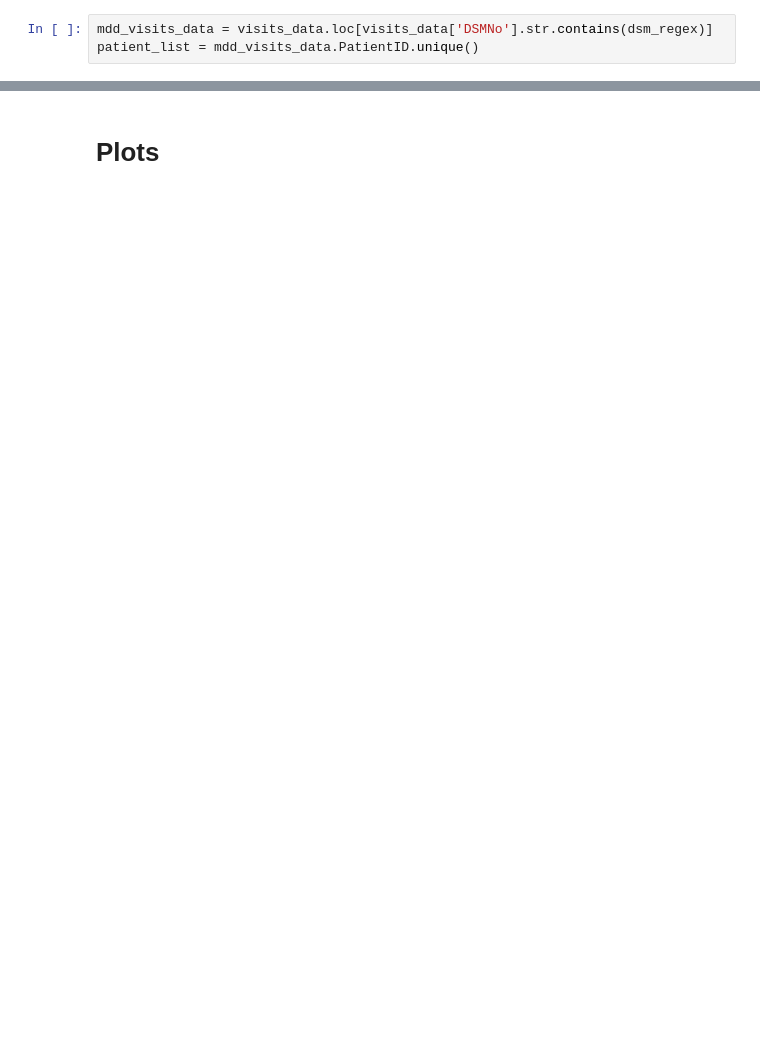
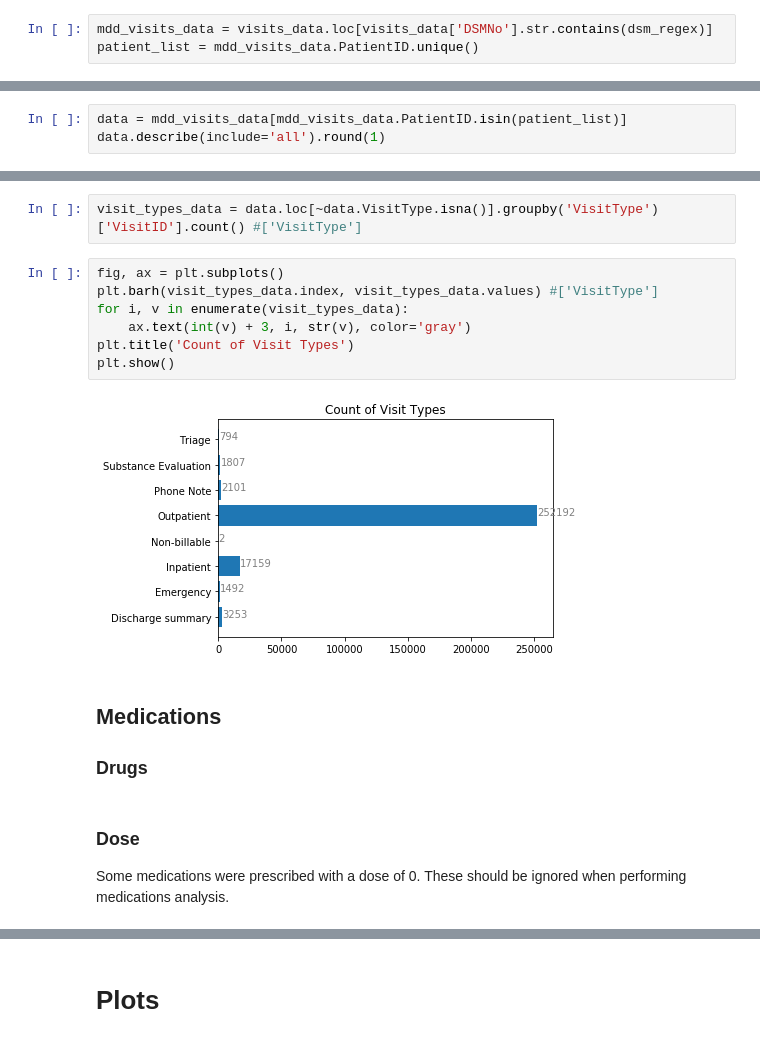
Before and after one commit to geraldinepyh/VDL, a Jupyter notebook: src/Queries.ipynb, the cells around one changed output, grey strips where cells are left out. Saved outputs shown, nothing was run; the diff lists cells and outputs as text; blank space fills up the shorter version.

```diff
--- a/src/Queries.ipynb
+++ b/src/Queries.ipynb
@@ -57,0 +126,3 @@ def getComparativePopulation(pid, data):
+# %%
+data = mdd_visits_data[mdd_visits_data.PatientID.isin(patient_list)]
+data.describe(include='all').round(1)
@@ -57,0 +291,17 @@ def getComparativePopulation(pid, data):
+# %%
+visit_types_data = data.loc[~data.VisitType.isna()].groupby('VisitType')['VisitID'].count() #['VisitType']
+# %%
+fig, ax = plt.subplots()
+plt.barh(visit_types_data.index, visit_types_data.values) #['VisitType']
+for i, v in enumerate(visit_types_data):
+    ax.text(int(v) + 3, i, str(v), color='gray')
+plt.title('Count of Visit Types')
+plt.show()
+# %% [output]
+[figure, added]
+# %% [markdown]
+## Medications
+### Drugs
+# %% [markdown]
+### Dose
+Some medications were prescribed with a dose of 0. These should be ignored when performing medications analysis.
```
Also changed, not shown: parts of 81 cells of this notebook, 2 other files.
